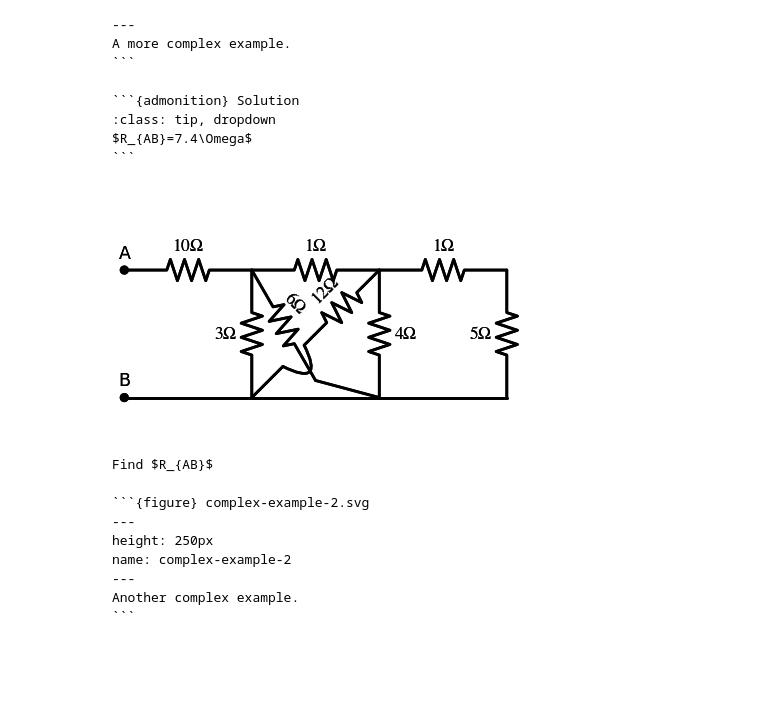
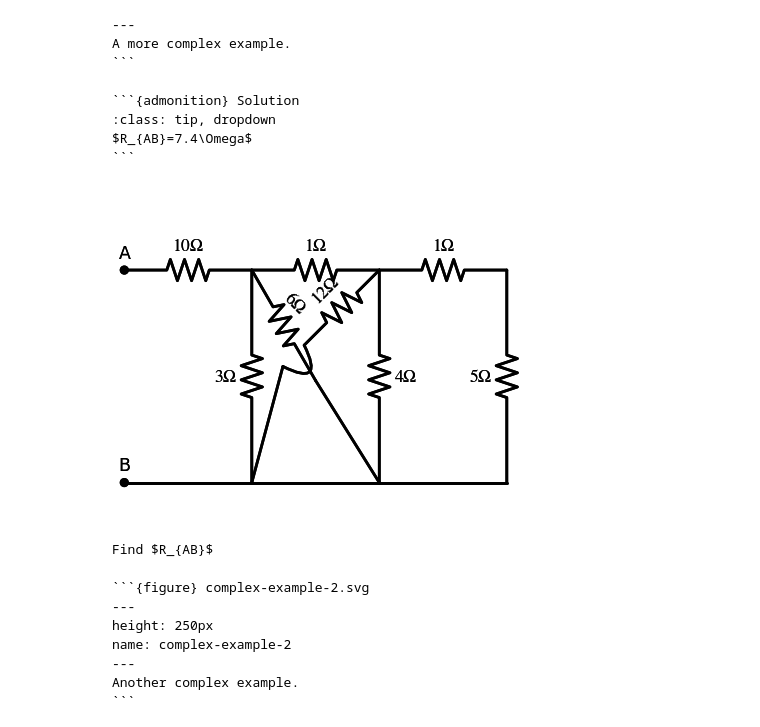
Before and after one commit to Circuit-Analysis/circuit-analysis.github.io, a Jupyter notebook: _sources/chapter-3.ipynb, the cells around one changed output. Drawn from its saved outputs; the diff is of its cells as text; code cells hidden in the pictures; blank space fills up the shorter version.

`````diff
--- a/_sources/chapter-3.ipynb
+++ b/_sources/chapter-3.ipynb
@@ -206,34 +206,34 @@ $R_{AB}=7.4\Omega$
 # %%
 import schemdraw
 import schemdraw.elements as elm
 with schemdraw.Drawing(file='complex-example-2.svg') as d:
     d += elm.Dot().label('A')
     d += elm.Resistor().right().label('$10\Omega$')
     d.push()
     d += (R2 := elm.Resistor().right().label('$1\Omega$'))
     d.push()
     d += elm.Resistor().right().label('$1\Omega$')
-    d += elm.Resistor().down().label('$5\Omega$')
+    d += elm.Resistor().down().label('$5\Omega$').length(5)
     d += elm.Line().left()
     d += (L1 := elm.Line().left())
     d += elm.Line().left()
     d += elm.Dot().label('B')
     d.pop()
-    d += (R5 := elm.Resistor().down().label('$4\Omega$', loc='bottom'))
+    d += (R5 := elm.Resistor().down().label('$4\Omega$', loc='bottom').length(5))
     d.pop()
     d.push()
-    d += (R7 := elm.Resistor().down().label('$3\Omega$'))
+    d += (R7 := elm.Resistor().down().label('$3\Omega$').length(5))
     # d += elm.Resistor().endpoints(R2.start, L1.start).label('$6\Omega$')
     # d += elm.Resistor().endpoints(R2.end, L1.end).label('$12\Omega$')
     d.pop()
     d += (R6 := elm.Resistor().theta(-60).label('$6\Omega$', halign='right', rotate=-45))
     d += elm.Line().endpoints(R6.end, R5.end)
     d.move_from(R5.start,0,0)
     d += (R8 := elm.Resistor().label('$12\Omega$', halign='center', rotate=45).theta(-135).length(2.5))
     d += (A1 := elm.Arc2(k=1.5).delta(-0.5,-0.5))
     d += elm.Line().endpoints(A1.end, R7.end)
 # %% [output]
-[figure, old version]
+[figure, new version]
 # %% [markdown]
 ````{admonition} Example
 
`````
Also changed, not shown: 22 other files.
